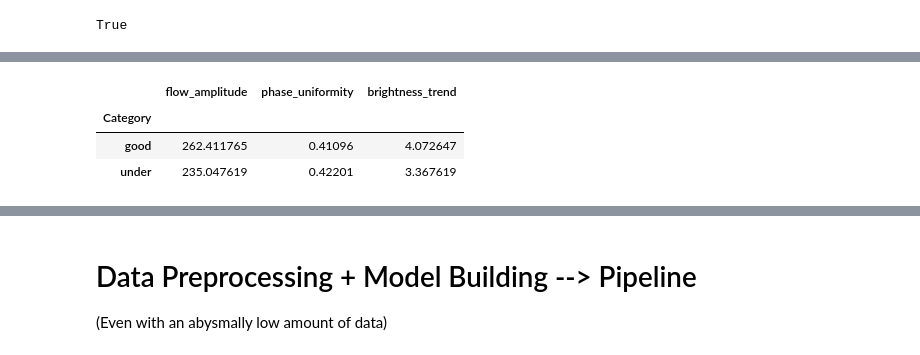
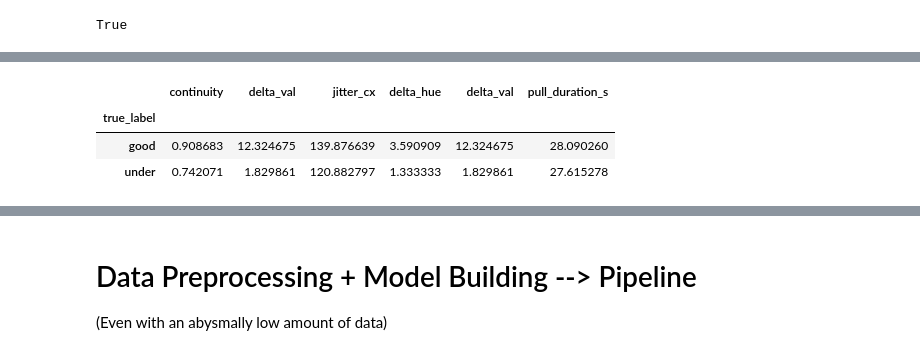
Before and after one commit to anichip/EspressFlowCV, a Jupyter notebook: initial_model.ipynb, the cells around one changed output, grey strips where cells are left out. Drawn from its saved outputs; the diff is of its cells as text; code cells hidden in the pictures.

```diff
--- a/initial_model.ipynb
+++ b/initial_model.ipynb
@@ -44,10 +48,13 @@ Between Categories, how does each numeric feature look like, on average?
 # %%
-def aggregate_feat(df,features):
-    return df.groupby(by=["Category"])[features].mean()
+def aggregate_mean(df,features):
+    return df.groupby(by=["true_label"])[features].mean()
+
+def aggregate_median(df,features):
+    return df.groupby(by=["true_label"])[features].median()
 # %%
-aggregate_feat(df,["flow_amplitude","phase_uniformity","brightness_trend"])
+aggregate_mean(df,["continuity","delta_val","jitter_cx","delta_hue","delta_val","pull_duration_s"])
 # %% [output]
-|  | flow_amplitude | phase_uniformity | brightness_trend |
-| Category |  |  |  |
-| good | 262.411765 | 0.41096 | 4.072647 |
-| under | 235.047619 | 0.42201 | 3.367619 |
+|  | continuity | delta_val | jitter_cx | delta_hue | delta_val | pull_duration_s |
+| true_label |  |  |  |  |  |  |
+| good | 0.908683 | 12.324675 | 139.876639 | 3.590909 | 12.324675 | 28.090260 |
+| under | 0.742071 | 1.829861 | 120.882797 | 1.333333 | 1.829861 | 27.615278 |
```
Also changed, not shown: parts of 11 cells of this notebook, 1 other file.
